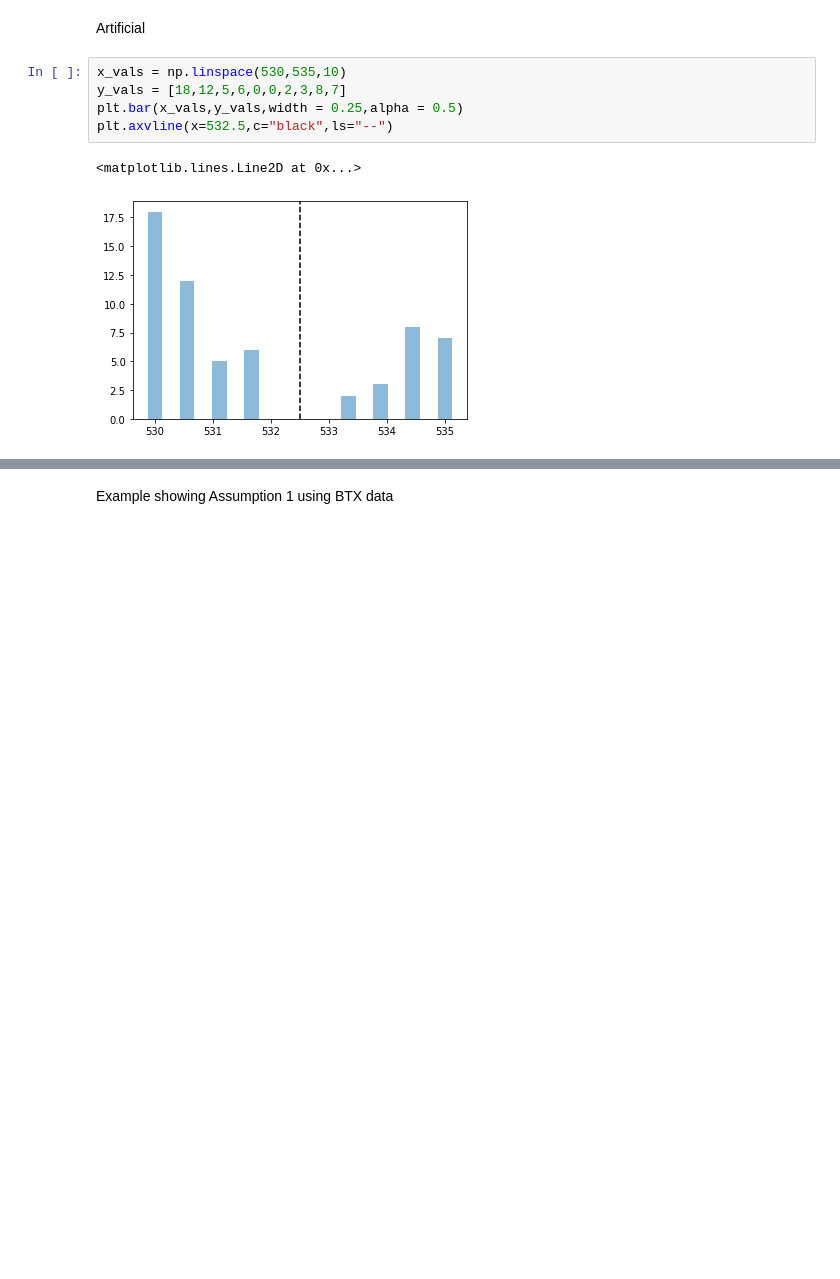
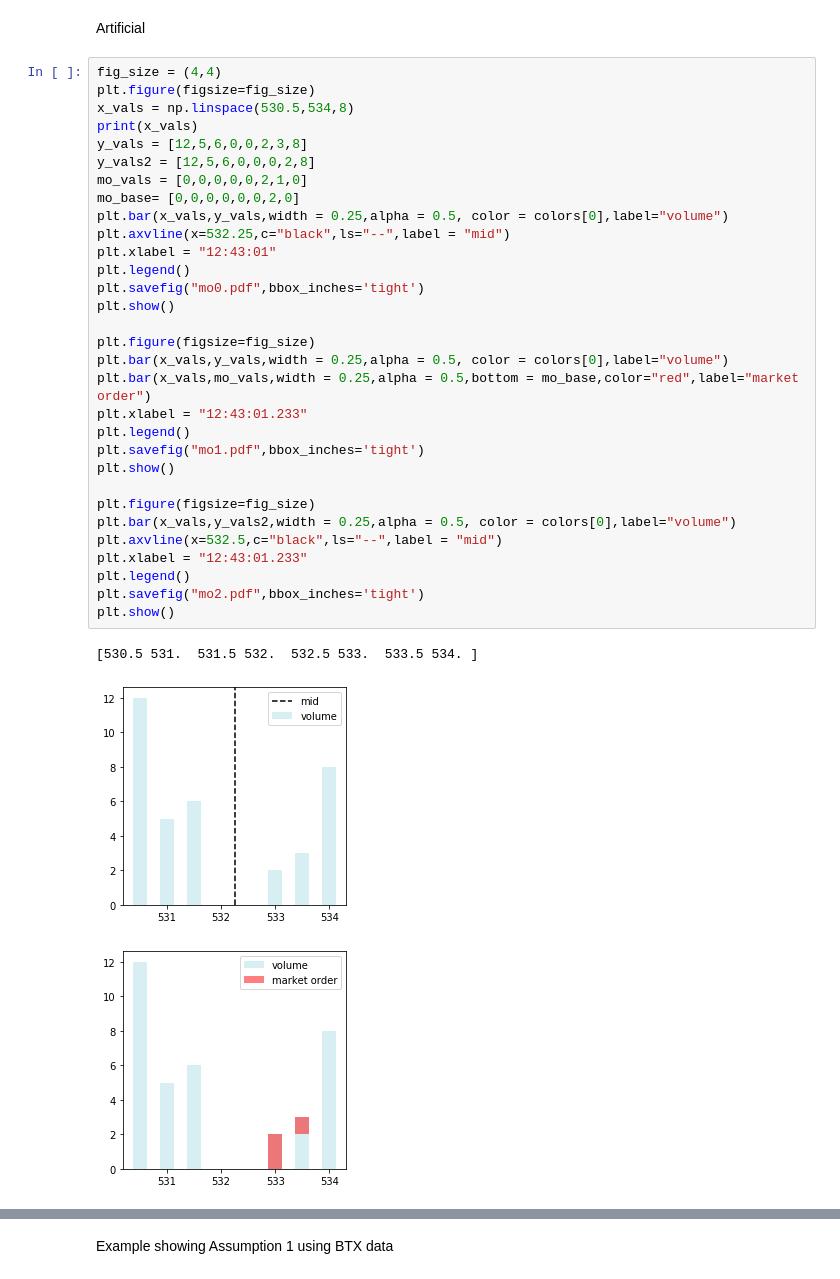
Before and after one commit to Geofffff/OptimalExecution, a Jupyter notebook: Figures.ipynb, the cells around one changed output, grey strips where cells are left out. Cells and saved outputs as stored; diff of their text form; blank space fills up the shorter version.

```diff
--- a/Figures.ipynb
+++ b/Figures.ipynb
@@ -28,11 +30,38 @@ df_trades[16:20]
 | 19 | 19 | 0 days 00:00:07.097000000 | b'Buy' | 304.0 | 7258.0 |
 # %% [markdown]
 Artificial
-# %%
-x_vals = np.linspace(530,535,10)
-y_vals = [18,12,5,6,0,0,2,3,8,7]
-plt.bar(x_vals,y_vals,width = 0.25,alpha = 0.5)
-plt.axvline(x=532.5,c="black",ls="--")
-# %% [output]
-<matplotlib.lines.Line2D at 0x...>
-[figure, removed]
+# %%
+fig_size = (4,4)
+plt.figure(figsize=fig_size)
+x_vals = np.linspace(530.5,534,8)
+print(x_vals)
+y_vals = [12,5,6,0,0,2,3,8]
+y_vals2 = [12,5,6,0,0,0,2,8]
+mo_vals = [0,0,0,0,0,2,1,0]
+mo_base= [0,0,0,0,0,0,2,0]
+plt.bar(x_vals,y_vals,width = 0.25,alpha = 0.5, color = colors[0],label="volume")
+plt.axvline(x=532.25,c="black",ls="--",label = "mid")
+plt.xlabel = "12:43:01"
+plt.legend()
+plt.savefig("mo0.pdf",bbox_inches='tight')
+plt.show()
+
+plt.figure(figsize=fig_size)
+plt.bar(x_vals,y_vals,width = 0.25,alpha = 0.5, color = colors[0],label="volume")
+plt.bar(x_vals,mo_vals,width = 0.25,alpha = 0.5,bottom = mo_base,color="red",label="market order")
+plt.xlabel = "12:43:01.233"
+plt.legend()
+plt.savefig("mo1.pdf",bbox_inches='tight')
+plt.show()
+
+plt.figure(figsize=fig_size)
+plt.bar(x_vals,y_vals2,width = 0.25,alpha = 0.5, color = colors[0],label="volume")
+plt.axvline(x=532.5,c="black",ls="--",label = "mid")
+plt.xlabel = "12:43:01.233"
+plt.legend()
+plt.savefig("mo2.pdf",bbox_inches='tight')
+plt.show()
+# %% [output]
+[530.5 531.  531.5 532.  532.5 533.  533.5 534. ]
+[figure, added]
+[figure, added]
```
Also changed, not shown: parts of 3 cells of this notebook, 22 other files.
